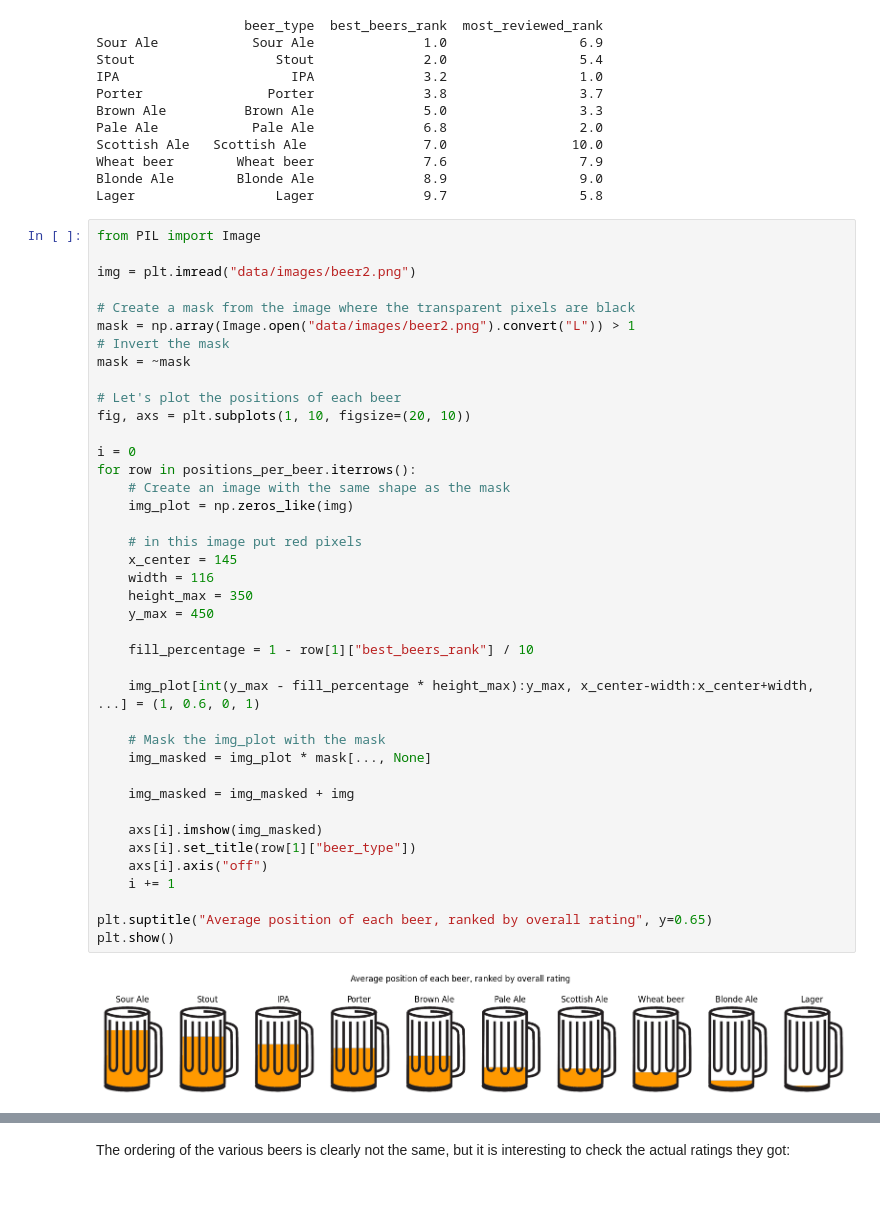
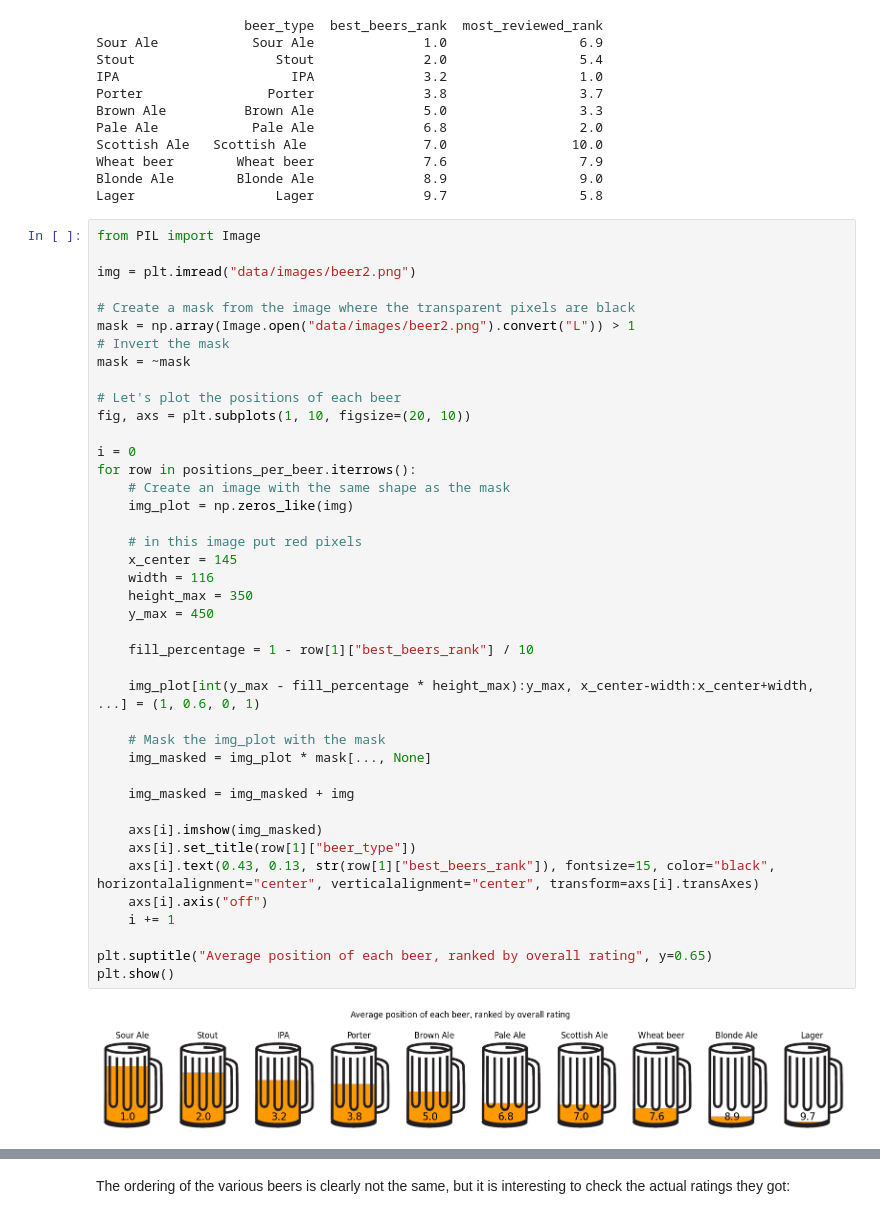
Before and after one commit to epfl-ada/ada-2023-project-riskybiscuits, a Jupyter notebook: styles_analysis.ipynb, the cells around one changed output, grey strips where cells are left out. Saved outputs shown, nothing was run; the diff lists cells and outputs as text.

```diff
--- a/styles_analysis.ipynb
+++ b/styles_analysis.ipynb
@@ -257,34 +257,35 @@ mask = ~mask
 fig, axs = plt.subplots(1, 10, figsize=(20, 10))
 
 i = 0
 for row in positions_per_beer.iterrows():
     # Create an image with the same shape as the mask
     img_plot = np.zeros_like(img)
 
     # in this image put red pixels
     x_center = 145
     width = 116
     height_max = 350
     y_max = 450
 
     fill_percentage = 1 - row[1]["best_beers_rank"] / 10
 
     img_plot[int(y_max - fill_percentage * height_max):y_max, x_center-width:x_center+width, ...] = (1, 0.6, 0, 1)
 
     # Mask the img_plot with the mask
     img_masked = img_plot * mask[..., None]
 
     img_masked = img_masked + img
 
     axs[i].imshow(img_masked)
     axs[i].set_title(row[1]["beer_type"])
+    axs[i].text(0.43, 0.13, str(row[1]["best_beers_rank"]), fontsize=15, color="black", horizontalalignment="center", verticalalignment="center", transform=axs[i].transAxes)
     axs[i].axis("off")
     i += 1
 
 plt.suptitle("Average position of each beer, ranked by overall rating", y=0.65)
 plt.show()
 # %% [output]
-[figure, old version]
+[figure, new version]
 # %%
 from PIL import Image
 
```
Also changed, not shown: parts of 1 cell of this notebook.
